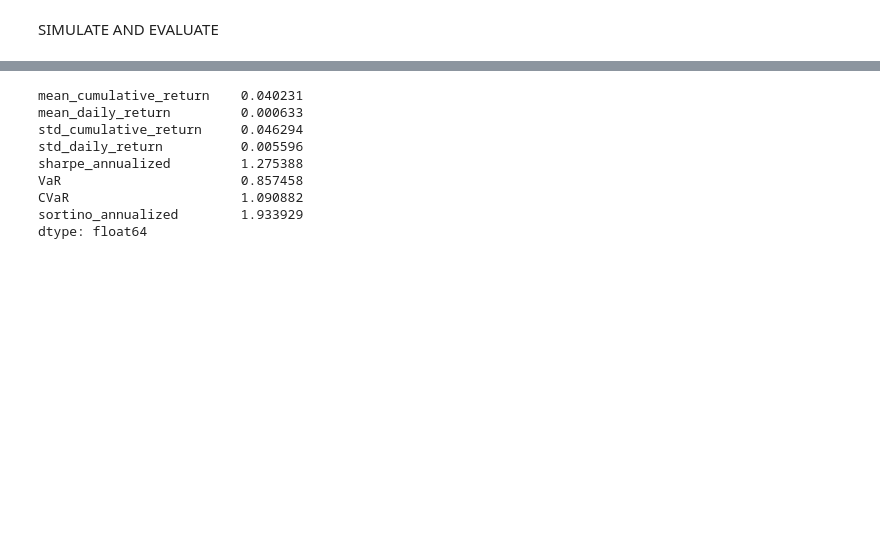
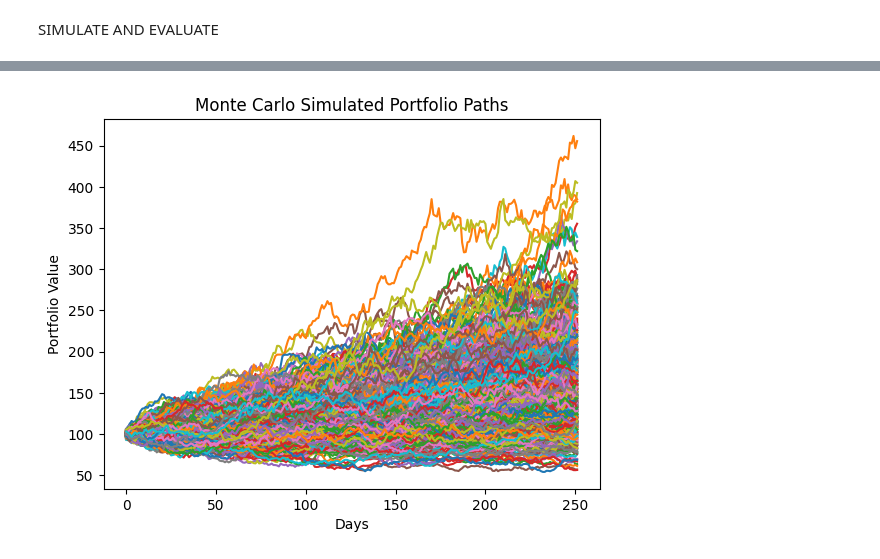
Before and after one commit to KirillKovalchuk02/thesis_clustering, a Jupyter notebook: simulation.ipynb, the cells around one changed output, grey strips where cells are left out. Saved outputs shown, nothing was run; the diff lists cells and outputs as text; code cells hidden in the pictures; blank space fills up the shorter version.

Commit message:
new simulation

```diff
--- a/simulation.ipynb
+++ b/simulation.ipynb
@@ -13,7 +14,7 @@ Install h5py to use hdf5 features: http://docs.h5py.org/
 df_all_stocks = pd.read_csv('stocks_data_filled.csv',index_col='Date')
 cryptos_df = pd.read_csv('cryptos_data_new.csv', index_col='timestamp')
 
-joined_df = join_stocks_crypto(cryptos_df, df_all_stocks, mode = 'stocks_left') #mode - either do left with crypto and fill NA for stocks or do left on stocks and leave out some dates for cryptos
+joined_df = join_stocks_crypto(cryptos_df, df_all_stocks, mode = 'stocks_left')
 joined_df.index = pd.to_datetime(joined_df.index)
 
 returns_all = joined_df.pct_change()
@@ -35,11 +36,11 @@ for i in range(1,1000):
 # with open(f"full_optimized_min_variance.json", "w") as f:
 #     json.dump(min_var_portfolios, f, indent=4)
 
-rand_ports_normal = random_portfolios.copy()
+rand_ports_standard = random_portfolios.copy()
 rand_ports_maxsharpe = reoptimize_weights(joined_df, random_portfolios, how='max_sharpe', min_weight=0.01)
 rand_ports_equal_weights = reoptimize_weights(joined_df, random_portfolios, how='equal_weights', min_weight=0.01)
 
-minvar_port_normal = min_var_portfolios.copy()
+minvar_port_standard = min_var_portfolios.copy()
 minvar_ports_maxsharpe = reoptimize_weights(joined_df, min_var_portfolios, how='max_sharpe', min_weight=0.01)
 minvar_ports_equal_weights = reoptimize_weights(joined_df, min_var_portfolios, how='equal_weights', min_weight=0.01)
 
@@ -48,11 +49,14 @@ with open('all_optimized_sets_for_simulation.json') as f:
     crypto_supplemented_sets = json.load(f)
 
 
-portfolio_sets = {'rand_ports_normal': rand_ports_normal,
+portfolio_sets = {#'rand_ports_standard': rand_ports_standard,
                   'rand_ports_maxsharpe': rand_ports_maxsharpe,
-                  'rand_ports_equal_weights': rand_ports_equal_weights,
-                  'minvar_port_normal': minvar_port_normal,
+                  'rand_ports_equalw': rand_ports_equal_weights,
+                  #'minvar_port_standard': minvar_port_standard,
                   'minvar_ports_maxsharpe': minvar_ports_maxsharpe,
-                  'minvar_ports_equal_weights': minvar_ports_equal_weights}
+                  'minvar_ports_equalw': minvar_ports_equal_weights}
 
 all_sets = portfolio_sets | crypto_supplemented_sets
+
+equalw_sets = {k: v for k, v in all_sets.items() if 'equalw' in k}
+maxsharpe_sets = {k: v for k, v in all_sets.items() if 'equalw' not in k}
@@ -89,12 +208,29 @@ simulating minvar_w_cryptos_random_maxsharpe
-# %%
-subset_statistics_results_dfs['minvar_port_normal_period63'].mean()
-# %% [output]
-mean_cumulative_return    0.040231
-mean_daily_return         0.000633
-std_cumulative_return     0.046294
-std_daily_return          0.005596
-sharpe_annualized         1.275388
-VaR                       0.857458
-CVaR                      1.090882
-sortino_annualized        1.933929
-dtype: float64
+# %%
+import numpy as np
+
+mean_returns_for_set = []
+for key in simulations_results_dict.keys():
+    x = pd.DataFrame(simulations_results_dict[key]).values[-1, :]
+    initial_value = 100  # Your initial portfolio value
+    holding_period_years = 162 / 252  # Convert days to year
+
+
+
+    return_for_period = (x - initial_value) / initial_value
+#     #annualised_return = (final_portfolio_values / initial_value) ** (1 / holding_period_years) - 1
+#     annualised_return = (1 + return_for_period) ** (1/holding_period_years) - 1
+#     mean_annualized_return = np.mean(annualised_return)
+#     #print(np.mean(return_for_period))
+#     avg_return_for_period = np.mean(return_for_period)#sum(return_for_period)/len(return_for_period)S
+#     mean_returns_for_set.append(avg_return_for_period)
+
+
+# sum(mean_returns_for_set) / len(mean_returns_for_set)
+# %%
+plt.plot(simulations_results_dict[key])
+plt.title("Monte Carlo Simulated Portfolio Paths")
+plt.xlabel("Days")
+plt.ylabel("Portfolio Value")
+plt.show()
+# %% [output]
+[figure, added]
```
Also changed, not shown: parts of 16 cells of this notebook, 23 other files.
